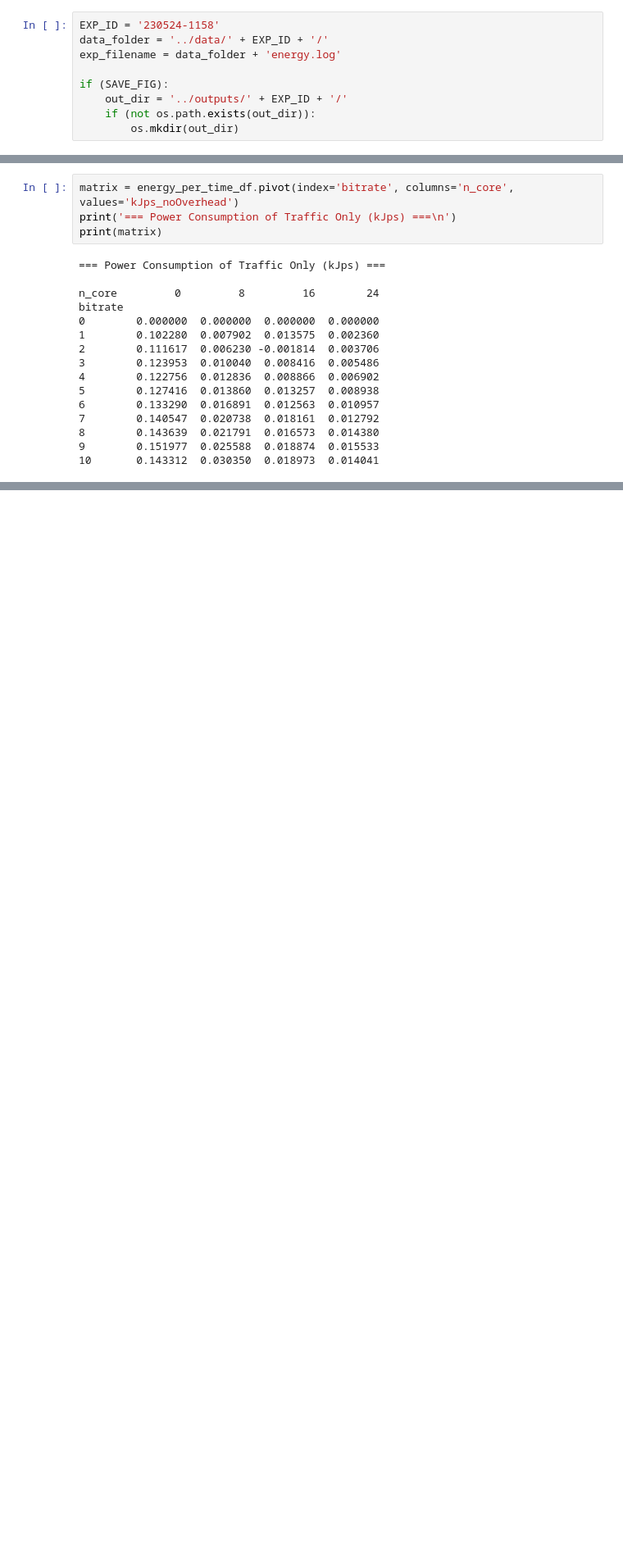
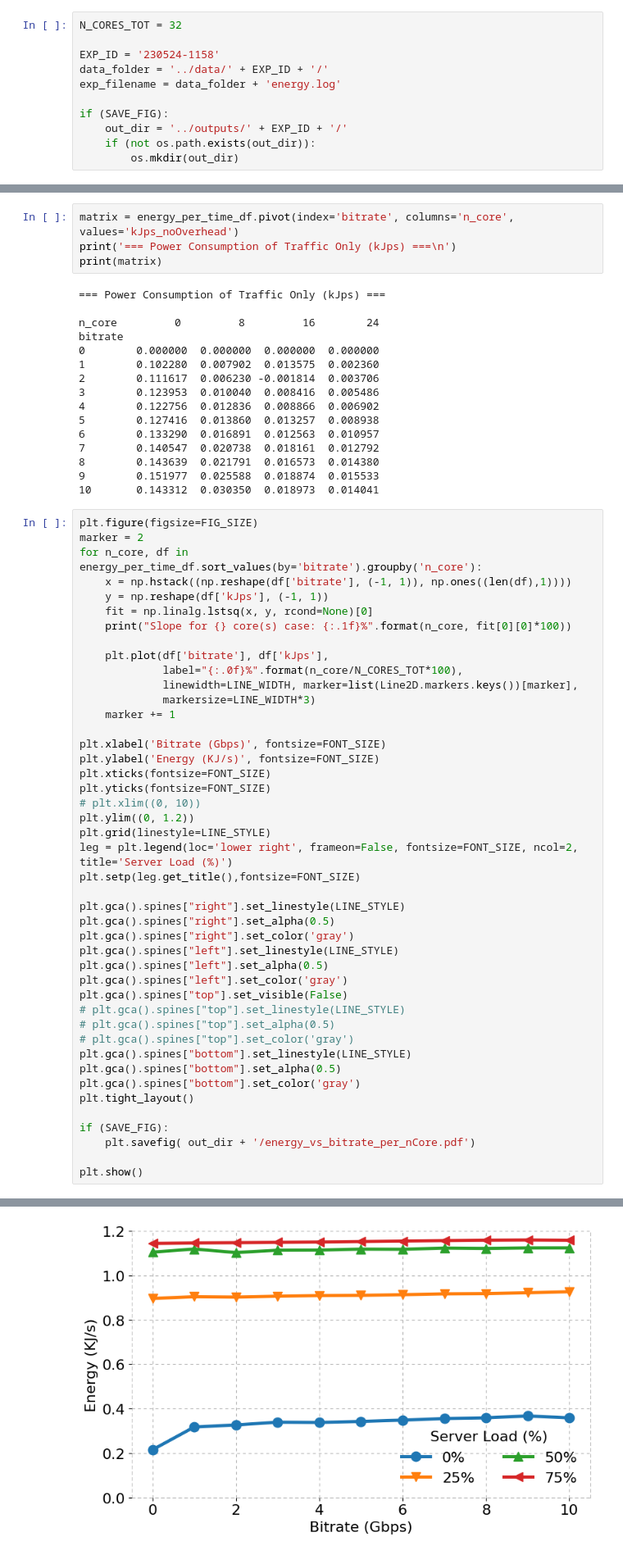
Before and after one commit to serhatarslan-hub/power-of-cc, a Jupyter notebook: analysis/iperf_analysis_for_energy_overhead.ipynb, the cells around one changed output, grey strips where cells are left out. Shown at 82% size. Saved outputs shown, nothing was run; the diff lists cells and outputs as text; blank space fills up the shorter version.

Commit message:
Figure for energy of bitrate with background cores

```diff
--- a/analysis/iperf_analysis_for_energy_overhead.ipynb
+++ b/analysis/iperf_analysis_for_energy_overhead.ipynb
@@ -23,6 +23,8 @@ LINE_STYLE = (0,(4,4))
 LINE_WIDTH = 3.5
 SAVE_FIG = False
 # %%
+N_CORES_TOT = 32
+
 EXP_ID = '230524-1158'
 data_folder = '../data/' + EXP_ID + '/'
 exp_filename = data_folder + 'energy.log'
@@ -201,3 +205,48 @@ bitrate
 8        0.143639  0.021791  0.016573  0.014380
 9        0.151977  0.025588  0.018874  0.015533
 10       0.143312  0.030350  0.018973  0.014041
+# %%
+plt.figure(figsize=FIG_SIZE)
+marker = 2
+for n_core, df in energy_per_time_df.sort_values(by='bitrate').groupby('n_core'):
+    x = np.hstack((np.reshape(df['bitrate'], (-1, 1)), np.ones((len(df),1))))
+    y = np.reshape(df['kJps'], (-1, 1))
+    fit = np.linalg.lstsq(x, y, rcond=None)[0]
+    print("Slope for {} core(s) case: {:.1f}%".format(n_core, fit[0][0]*100))
+
+    plt.plot(df['bitrate'], df['kJps'],
+             label="{:.0f}%".format(n_core/N_CORES_TOT*100),
+             linewidth=LINE_WIDTH, marker=list(Line2D.markers.keys())[marker],
+             markersize=LINE_WIDTH*3)
+    marker += 1
+
+plt.xlabel('Bitrate (Gbps)', fontsize=FONT_SIZE)
+plt.ylabel('Energy (KJ/s)', fontsize=FONT_SIZE)
+plt.xticks(fontsize=FONT_SIZE)
+plt.yticks(fontsize=FONT_SIZE)
+# plt.xlim((0, 10))
+plt.ylim((0, 1.2))
+plt.grid(linestyle=LINE_STYLE)
+leg = plt.legend(loc='lower right', frameon=False, fontsize=FONT_SIZE, ncol=2, title='Server Load (%)')
+plt.setp(leg.get_title(),fontsize=FONT_SIZE)
+
+plt.gca().spines["right"].set_linestyle(LINE_STYLE)
+plt.gca().spines["right"].set_alpha(0.5)
+plt.gca().spines["right"].set_color('gray')
+plt.gca().spines["left"].set_linestyle(LINE_STYLE)
+plt.gca().spines["left"].set_alpha(0.5)
+plt.gca().spines["left"].set_color('gray')
+plt.gca().spines["top"].set_visible(False)
+# plt.gca().spines["top"].set_linestyle(LINE_STYLE)
+# plt.gca().spines["top"].set_alpha(0.5)
+# plt.gca().spines["top"].set_color('gray')
+plt.gca().spines["bottom"].set_linestyle(LINE_STYLE)
+plt.gca().spines["bottom"].set_alpha(0.5)
+plt.gca().spines["bottom"].set_color('gray')
+plt.tight_layout()
+
+if (SAVE_FIG):
+    plt.savefig( out_dir + '/energy_vs_bitrate_per_nCore.pdf')
+
+plt.show()
+# %% [output]
@@ -203,0 +257 @@ bitrate
+[figure, added]
```
Also changed, not shown: parts of 3 cells of this notebook, 3 other files.
